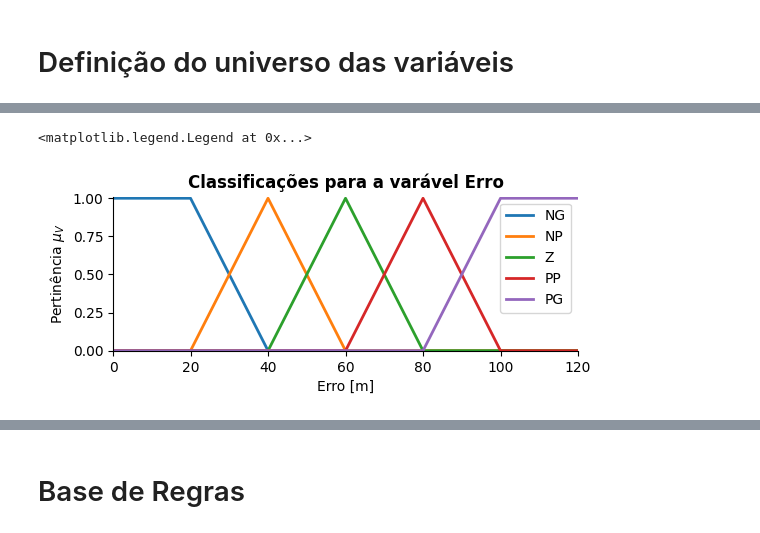
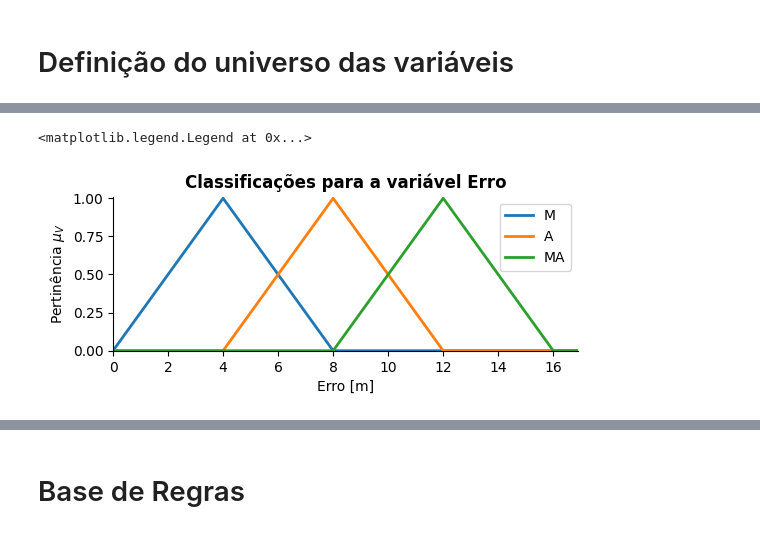
Before and after one commit to leoclamp/Controle_Fuzzy_PD, a Jupyter notebook: fuzzy_PD.ipynb, the cells around one changed output, grey strips where cells are left out. Saved outputs shown, nothing was run; the diff lists cells and outputs as text; code cells hidden in the pictures.

```diff
--- a/fuzzy_PD.ipynb
+++ b/fuzzy_PD.ipynb
@@ -28,20 +24,18 @@ Positivo Grande (PG): Drone muito acima.
 # %%
-# Definição da variável Antecedente Erro 0:120 m
-Erro = ctrl.Antecedent(universe=np.arange(0, 121, 1), label='Erro')
+# Definição da variável Antecedente Erro 0:16 m
+Erro = ctrl.Antecedent(universe=np.arange(0, 17, 0.1), label='Erro')
 
-# Classificações de Erro em NG, NP, Z, PP e PG.
-Erro['NG'] = fuzzy.trapmf(Erro.universe, [0, 0, 20, 40])
-Erro['NP'] = fuzzy.trimf(Erro.universe, [20, 40, 60])
-Erro['Z'] = fuzzy.trimf(Erro.universe, [40, 60, 80])
-Erro['PP'] = fuzzy.trimf(Erro.universe, [60, 80, 100])
-Erro['PG'] = fuzzy.trapmf(Erro.universe, [80, 100, 120, 120])
+# Classificações de Erro em MA, A, M
+Erro['M'] = fuzzy.trimf(Erro.universe, [0, 4, 8])
+Erro['A'] = fuzzy.trimf(Erro.universe, [4, 8, 12])
+Erro['MA'] = fuzzy.trimf(Erro.universe, [8, 12, 16])
 
 Erro.view()   # Método para visualização da Função de Pertinência.
 [plt.gca().lines[i].set_linewidth(2) for i in range(len(plt.gca().lines))]
 
 fig = plt.gcf(); axes = fig.gca(); fig.set_size_inches(6, 2)
 axes.set_xlabel(xlabel=f'{Erro.label} [m]'); axes.set_ylabel(ylabel=r'Pertinência $\mu_{V}$')
-plt.title(f'Classificações para a varável {Erro.label}', fontweight='bold'); plt.legend(loc='upper right')
+plt.title(f'Classificações para a variável {Erro.label}', fontweight='bold'); plt.legend(loc='upper right')
 # %% [output]
 <matplotlib.legend.Legend at 0x...>
-[figure, old version]
+[figure, new version]
```
Also changed, not shown: parts of 11 cells of this notebook.
